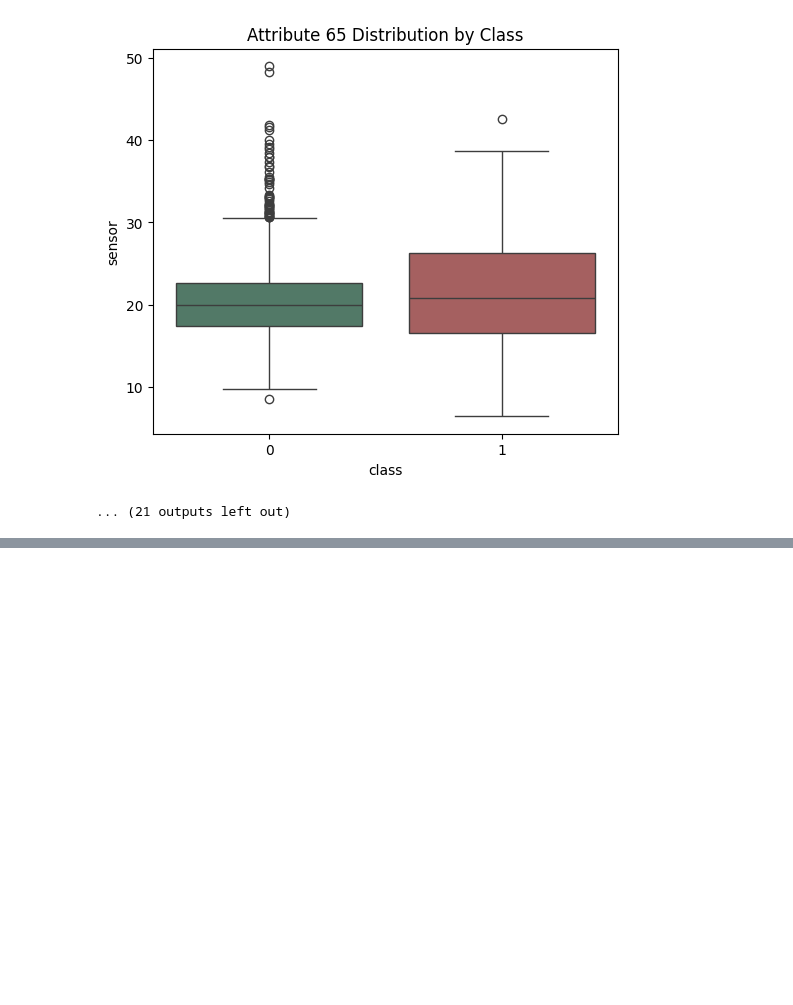
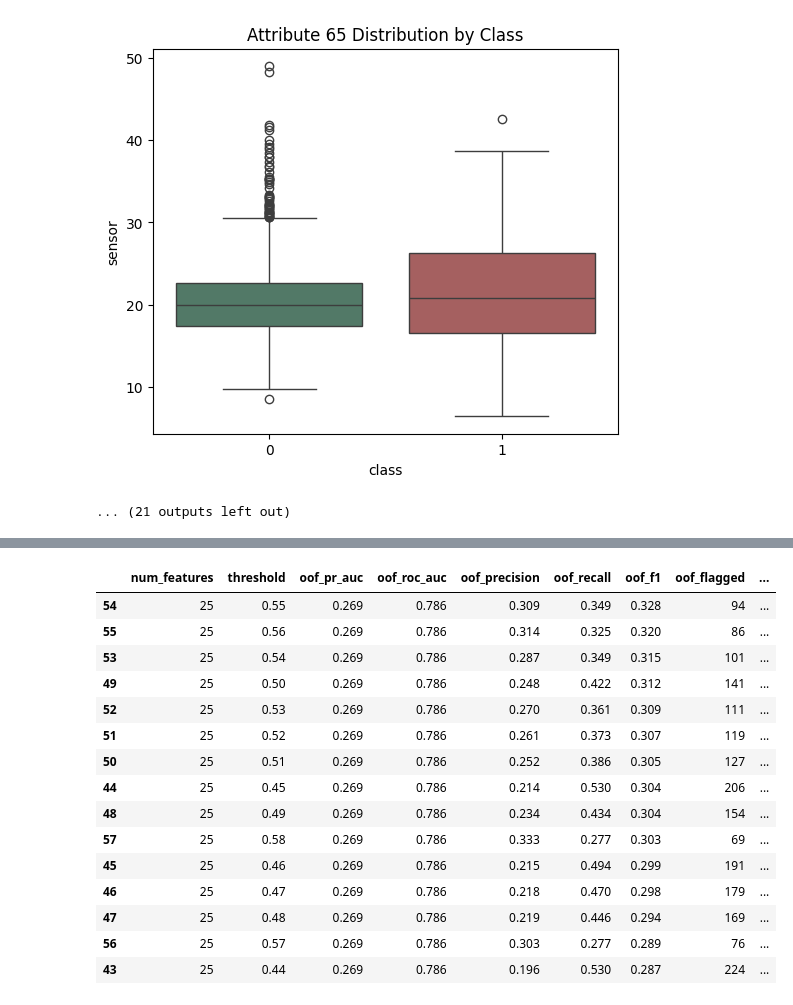
Before and after one commit to intuitiveengineer/secom-ml, a Jupyter notebook: notebooks/01-modeling.ipynb, the cells around one changed output, grey strips where cells are left out. Cells and saved outputs as stored; diff of their text form; code cells hidden in the pictures; blank space fills up the shorter version.

```diff
--- a/notebooks/01-modeling.ipynb
+++ b/notebooks/01-modeling.ipynb
@@ -753,0 +975,12 @@ for sensor in consensus_df["feature"]:
+# %%
+# running the function from above with num_features of 30
+final_reduced_pipe = clone(best_pipe)
+thresholds = np.arange(0.01, 1.00, 0.01)
+
+reduced_model_test_perf, reduced_threshold_df, final_reduced_model, key_features = run_reduced_model_test(
+    final_reduced_pipe=final_reduced_pipe,
+    consensus_df=consensus_df,
+    num_features=30,
+    thresholds=thresholds,
+    cv=cv
+)
@@ -753,0 +1008,28 @@ for sensor in consensus_df["feature"]:
+# %%
+# sweeping the above threshold analysis across different top feature counts
+feature_counts = [15, 20, 25, 30]
+
+all_holdout_results = []
+all_threshold_results = {}
+
+for n in feature_counts:
+    test_result, threshold_df, final_model, key_features = run_reduced_model_test(
+        final_reduced_pipe=clone(best_pipe),
+        consensus_df=consensus_df,
+        num_features=n,
+        thresholds=np.arange(0.01, 1.00, 0.01),
+        cv=cv
+    )
+
+    all_holdout_results.append(test_result)
+
+    all_threshold_results[n] = {
+        "threshold_df": threshold_df,
+        "final_model": final_model,
+        "key_features": key_features
+    }
+
+reduced_holdout_comparison = (
+    pd.concat(all_holdout_results, ignore_index=True)
+    .sort_values("test_pr_auc", ascending=False)
+)
@@ -753,0 +1045,20 @@ for sensor in consensus_df["feature"]:
+# %%
+# looking into the 25 feature count theshold level data
+all_threshold_results[25]["threshold_df"].head(15)
+# %% [output]
+|  | num_features | threshold | oof_pr_auc | oof_roc_auc | oof_precision | oof_recall | oof_f1 | oof_flagged | ... |
+| 54 | 25 | 0.55 | 0.269 | 0.786 | 0.309 | 0.349 | 0.328 | 94 | ... |
+| 55 | 25 | 0.56 | 0.269 | 0.786 | 0.314 | 0.325 | 0.320 | 86 | ... |
+| 53 | 25 | 0.54 | 0.269 | 0.786 | 0.287 | 0.349 | 0.315 | 101 | ... |
+| 49 | 25 | 0.50 | 0.269 | 0.786 | 0.248 | 0.422 | 0.312 | 141 | ... |
+| 52 | 25 | 0.53 | 0.269 | 0.786 | 0.270 | 0.361 | 0.309 | 111 | ... |
+| 51 | 25 | 0.52 | 0.269 | 0.786 | 0.261 | 0.373 | 0.307 | 119 | ... |
+| 50 | 25 | 0.51 | 0.269 | 0.786 | 0.252 | 0.386 | 0.305 | 127 | ... |
+| 44 | 25 | 0.45 | 0.269 | 0.786 | 0.214 | 0.530 | 0.304 | 206 | ... |
+| 48 | 25 | 0.49 | 0.269 | 0.786 | 0.234 | 0.434 | 0.304 | 154 | ... |
+| 57 | 25 | 0.58 | 0.269 | 0.786 | 0.333 | 0.277 | 0.303 | 69 | ... |
+| 45 | 25 | 0.46 | 0.269 | 0.786 | 0.215 | 0.494 | 0.299 | 191 | ... |
+| 46 | 25 | 0.47 | 0.269 | 0.786 | 0.218 | 0.470 | 0.298 | 179 | ... |
+| 47 | 25 | 0.48 | 0.269 | 0.786 | 0.219 | 0.446 | 0.294 | 169 | ... |
+| 56 | 25 | 0.57 | 0.269 | 0.786 | 0.303 | 0.277 | 0.289 | 76 | ... |
+| 43 | 25 | 0.44 | 0.269 | 0.786 | 0.196 | 0.530 | 0.287 | 224 | ... |
```
Also changed, not shown: parts of 13 cells of this notebook.
